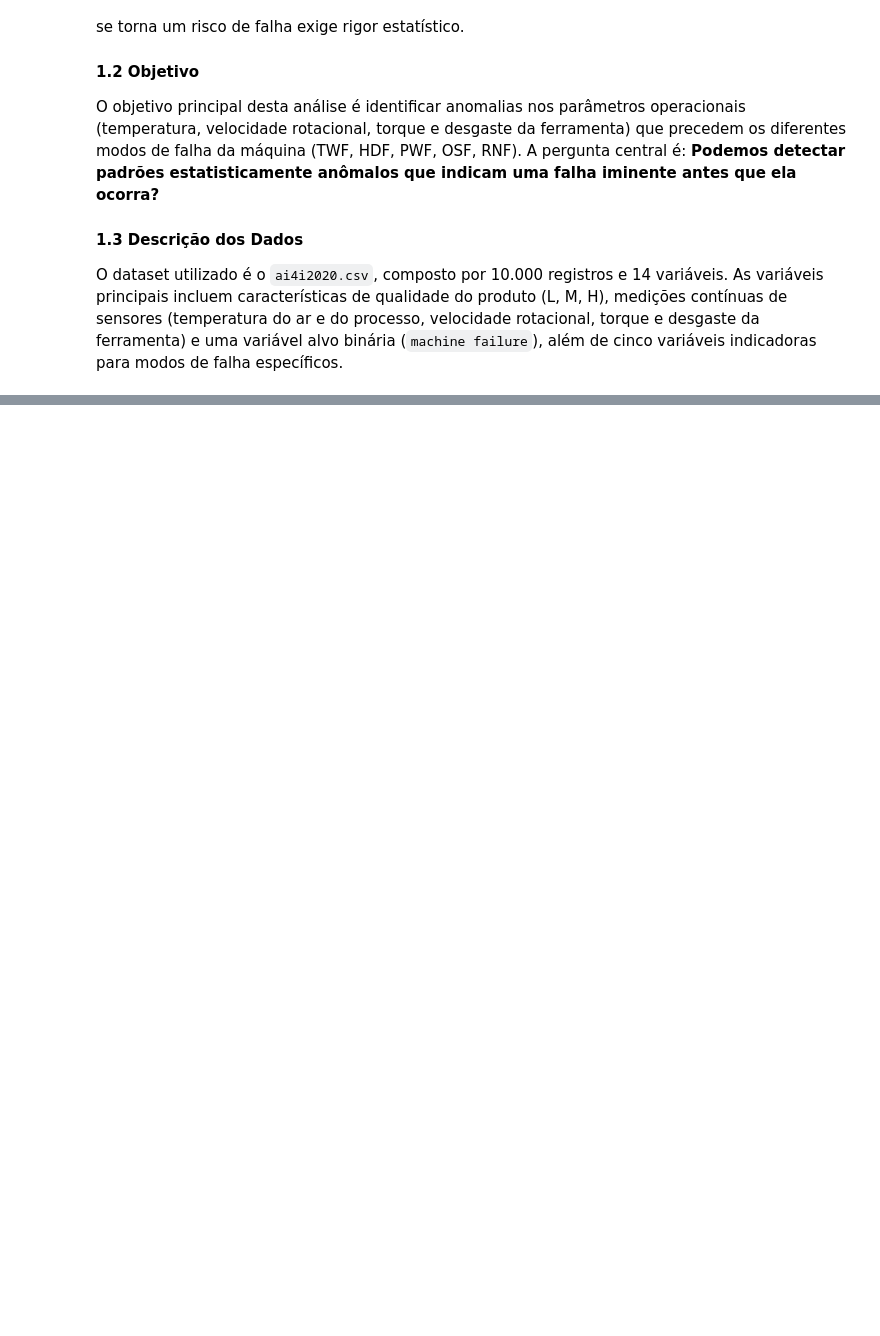
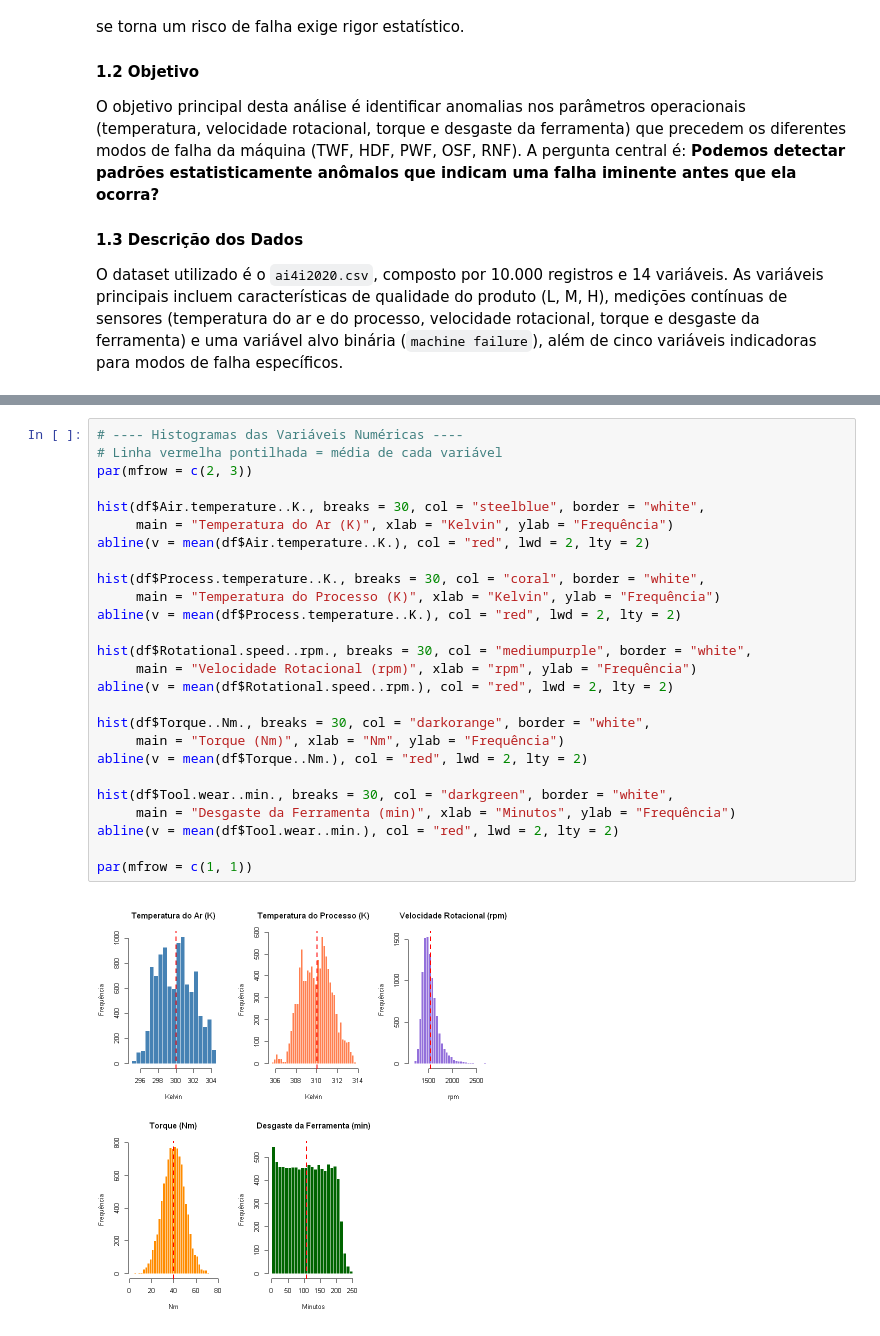
Before and after one commit to Melo-RafaelV/deteccao-anomalias-manutencao, a Jupyter notebook: deteccao-anomalias-maquinas.ipynb, the cells around one changed output, grey strips where cells are left out. Cells and saved outputs as stored; diff of their text form; blank space fills up the shorter version.

```diff
--- a/deteccao-anomalias-maquinas.ipynb
+++ b/deteccao-anomalias-maquinas.ipynb
@@ -82,0 +122,28 @@ A data.frame: 5 × 14
+# %%
+# ---- Histogramas das Variáveis Numéricas ----
+# Linha vermelha pontilhada = média de cada variável
+par(mfrow = c(2, 3))
+
+hist(df$Air.temperature..K., breaks = 30, col = "steelblue", border = "white",
+     main = "Temperatura do Ar (K)", xlab = "Kelvin", ylab = "Frequência")
+abline(v = mean(df$Air.temperature..K.), col = "red", lwd = 2, lty = 2)
+
+hist(df$Process.temperature..K., breaks = 30, col = "coral", border = "white",
+     main = "Temperatura do Processo (K)", xlab = "Kelvin", ylab = "Frequência")
+abline(v = mean(df$Process.temperature..K.), col = "red", lwd = 2, lty = 2)
+
+hist(df$Rotational.speed..rpm., breaks = 30, col = "mediumpurple", border = "white",
+     main = "Velocidade Rotacional (rpm)", xlab = "rpm", ylab = "Frequência")
+abline(v = mean(df$Rotational.speed..rpm.), col = "red", lwd = 2, lty = 2)
+
+hist(df$Torque..Nm., breaks = 30, col = "darkorange", border = "white",
+     main = "Torque (Nm)", xlab = "Nm", ylab = "Frequência")
+abline(v = mean(df$Torque..Nm.), col = "red", lwd = 2, lty = 2)
+
+hist(df$Tool.wear..min., breaks = 30, col = "darkgreen", border = "white",
+     main = "Desgaste da Ferramenta (min)", xlab = "Minutos", ylab = "Frequência")
+abline(v = mean(df$Tool.wear..min.), col = "red", lwd = 2, lty = 2)
+
+par(mfrow = c(1, 1))
+# %% [output]
+[figure, added]
```
Also changed, not shown: parts of 15 cells of this notebook, 1 other file.
